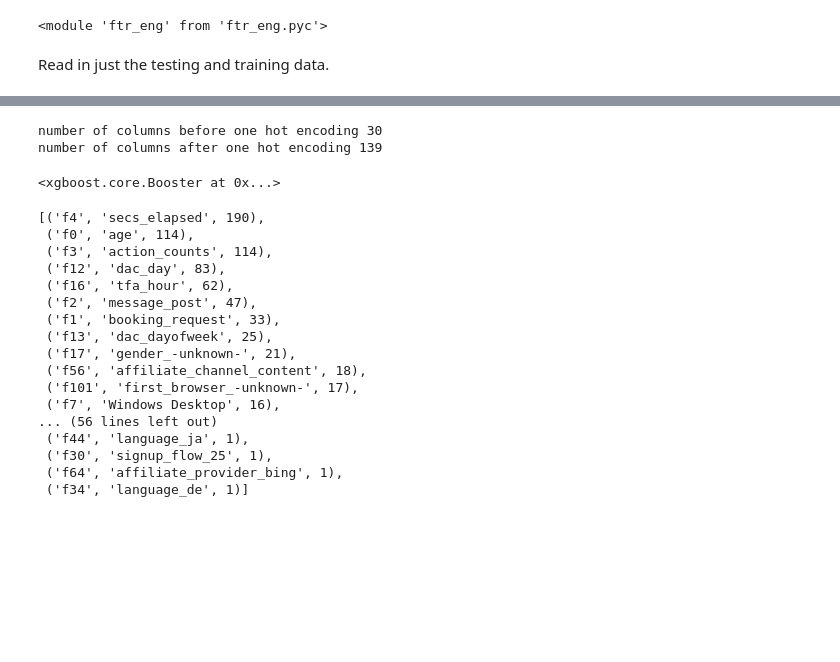
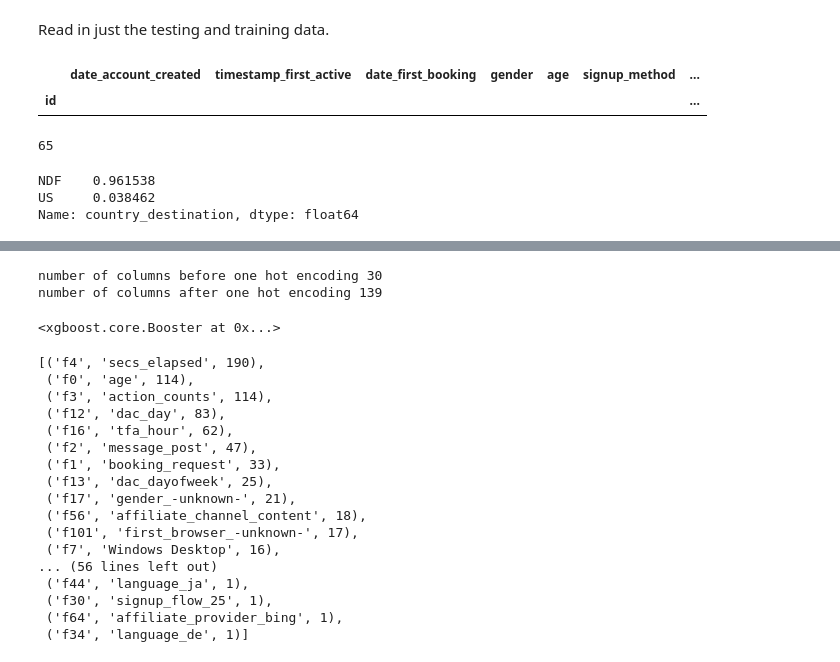
Before and after one commit to ily9000/Kaggle_AirBnB, a Jupyter notebook: scripts/sessions.ipynb, the cells around one changed output, grey strips where cells are left out. Cells and saved outputs as stored; diff of their text form; code cells hidden in the pictures; blank space fills up the shorter version.

```diff
--- a/scripts/sessions.ipynb
+++ b/scripts/sessions.ipynb
@@ -9,11 +9,9 @@ import sys
 import kaggle_xgb
 import calc_ndcg
 import itertools
-import ftr_eng
-reload(ftr_eng)
+#import ftr_eng
+#reload(ftr_eng)
 #from sklearn.grid_search import ParameterGrid
-# %% [output]
-<module 'ftr_eng' from 'ftr_eng.pyc'>
 # %% [markdown]
 Read in just the testing and training data.
 # %%
@@ -24,2 +22,17 @@ sessions = pd.read_csv('../data/sessions.csv')
 #age = pd.read_csv('../data/age_gender_bkts.csv')
 #countries = pd.read_csv('../data/countries.csv')
+# %%
+test_data.query('1000>age>110')
+# %% [output]
+|  | date_account_created | timestamp_first_active | date_first_booking | gender | age | signup_method | ... |
+| id |  |  |  |  |  |  | ... |
+# %%
+len(train_data.query('age<16'))
+# %% [output]
+65
+# %%
+train_data.query('age==16').country_destination.value_counts(normalize = True)
+# %% [output]
+NDF    0.961538
+US     0.038462
+Name: country_destination, dtype: float64
```
Also changed, not shown: parts of 5 cells of this notebook, 5 other files.
